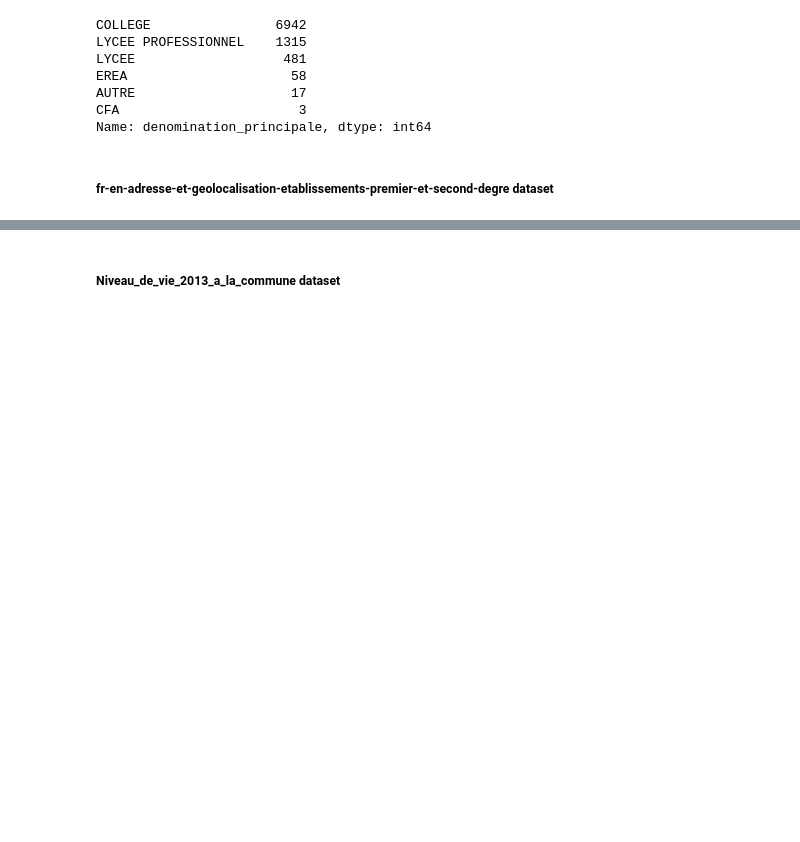
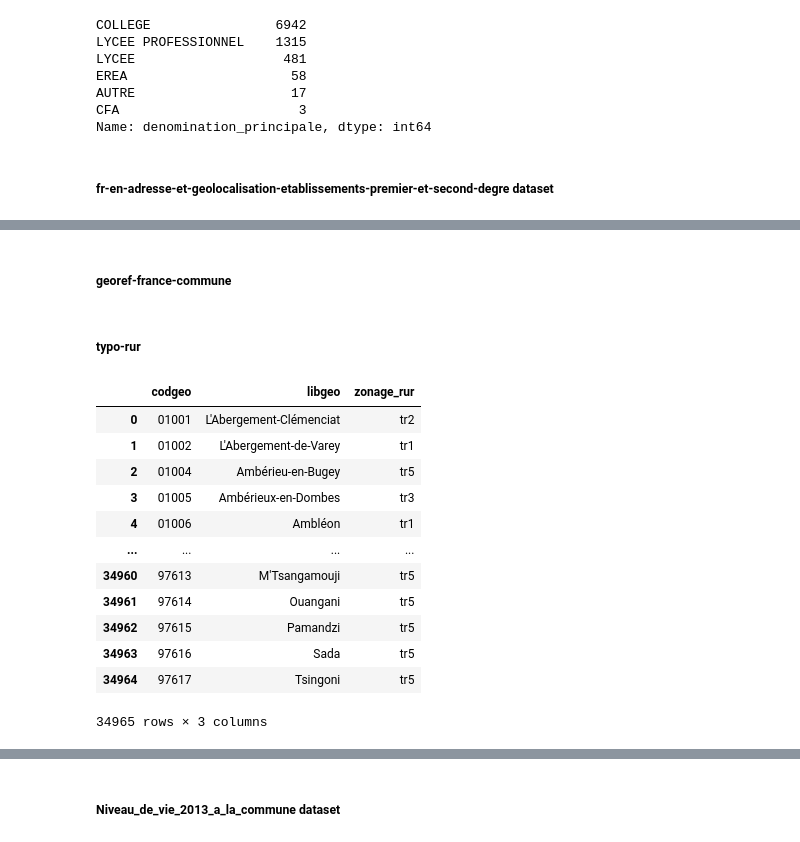
Before and after one commit to crish1eev1/indice-de-position-sociale, a Jupyter notebook: data-processing.ipynb, the cells around one changed output, grey strips where cells are left out. Cells and saved outputs as stored; diff of their text form; code cells hidden in the pictures; blank space fills up the shorter version.

```diff
--- a/data-processing.ipynb
+++ b/data-processing.ipynb
@@ -250 +263,3 @@ df_raw_geolocalisation.sample(5)
 5 rows × 35 columns
+# %% [markdown]
+##### georef-france-commune
@@ -250,0 +272,19 @@ df_raw_geolocalisation.sample(5)
+# %% [markdown]
+##### typo-rur
+# %%
+df_raw_typo_rur = pd.read_csv('./da_data_raw/typo-rur.csv')
+df_raw_typo_rur
+# %% [output]
+|  | codgeo | libgeo | zonage_rur |
+| 0 | 01001 | L'Abergement-Clémenciat | tr2 |
+| 1 | 01002 | L'Abergement-de-Varey | tr1 |
+| 2 | 01004 | Ambérieu-en-Bugey | tr5 |
+| 3 | 01005 | Ambérieux-en-Dombes | tr3 |
+| 4 | 01006 | Ambléon | tr1 |
+| ... | ... | ... | ... |
+| 34960 | 97613 | M'Tsangamouji | tr5 |
+| 34961 | 97614 | Ouangani | tr5 |
+| 34962 | 97615 | Pamandzi | tr5 |
+| 34963 | 97616 | Sada | tr5 |
+| 34964 | 97617 | Tsingoni | tr5 |
+34965 rows × 3 columns
```
Also changed, not shown: parts of 34 cells of this notebook, 4 other files.
